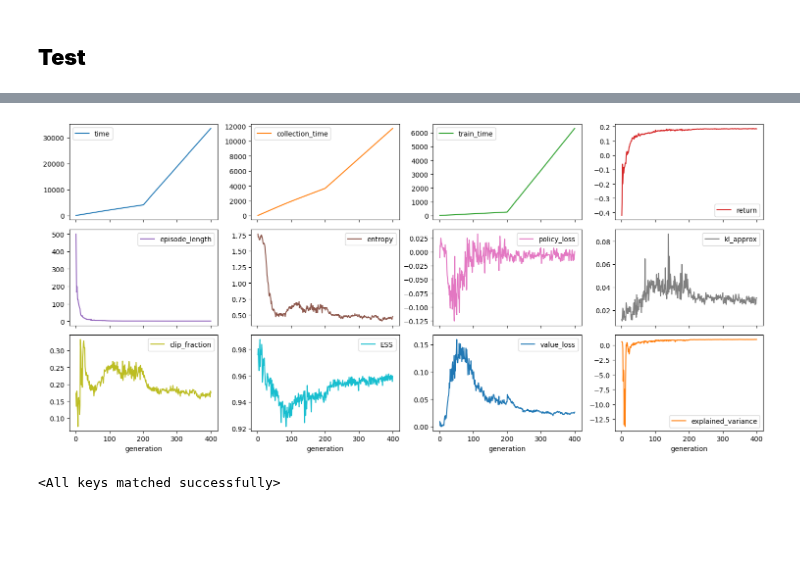
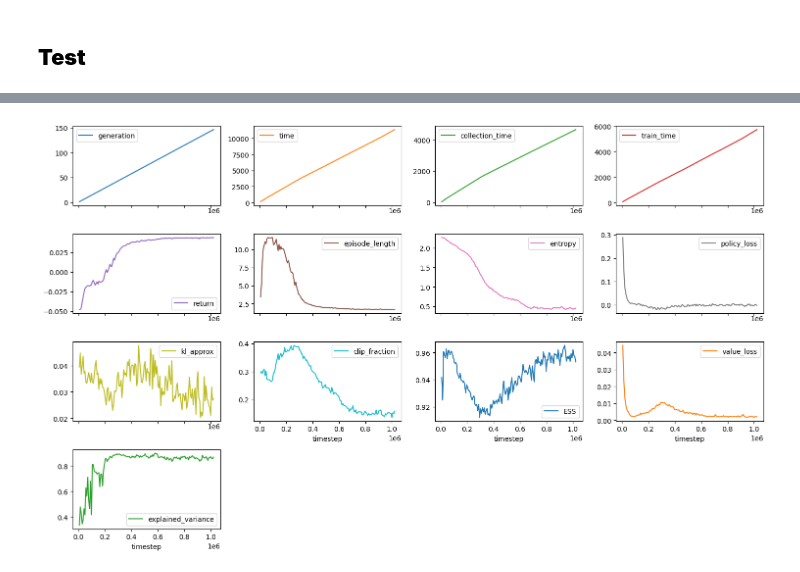
Before and after one commit to notDroid/unity-rl, a Jupyter notebook: experiments/WallJump/ppo/rl.ipynb, the cells around one changed output, grey strips where cells are left out. Cells and saved outputs as stored; diff of their text form; code cells hidden in the pictures; blank space fills up the shorter version.

```diff
--- a/experiments/WallJump/ppo/rl.ipynb
+++ b/experiments/WallJump/ppo/rl.ipynb
@@ -338,7 +539,7 @@ WORKERS = os.cpu_count() // 2
 print("device:", device, "workers:", WORKERS)
 STORAGE_DEVICE = device
 GENERATION_SIZE = 1000 * WORKERS # 1000 is the truncation point for the env
-TIMESTAMPS = GENERATION_SIZE * 100
+TIMESTAMPS = GENERATION_SIZE * 140
 EPOCHS = 5
 
 # GD Params
@@ -357,7 +558,7 @@ GAE_LAMBDA = 0.95
 EPSILON = 0.2
 ENTROPY_COEF = 1e-5
 
-NAME = 'run0'
+NAME = 'run2'
 
 LOG_INTERVAL = 1
 CHECKPOINT_INTERVAL = 1
@@ -513,5 +714,5 @@ FAILED TO READ LOG FILE, STARTING FROM SCRATCH.
 # %% [markdown]
 ## **Test**
 # %%
-plot('run1')
+plot(NAME)
 # %% [output]
@@ -535,8 +719 @@ Thread 0x16c50b000 may have been prematurely finalized
-[figure, old version]
+[figure, new version]
-# %%
-policy = create_policy(MODEL_CONFIG).to(device)
-path = os.path.join(MODEL_PATH, f"run1.pt")
-model_states = torch.load(path, map_location=torch.device('cpu'))
-policy.load_state_dict(model_states["policy_state_dict"])
-# %% [output]
-<All keys matched successfully>
```
Also changed, not shown: parts of 28 cells of this notebook, 7 other files.
